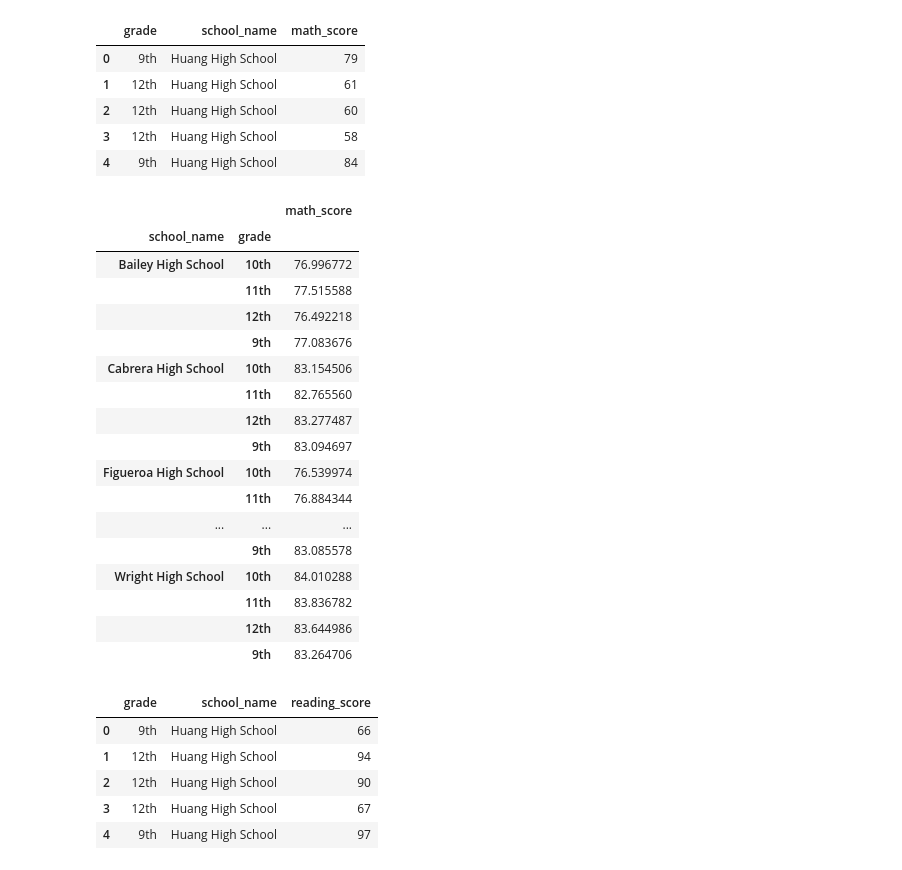
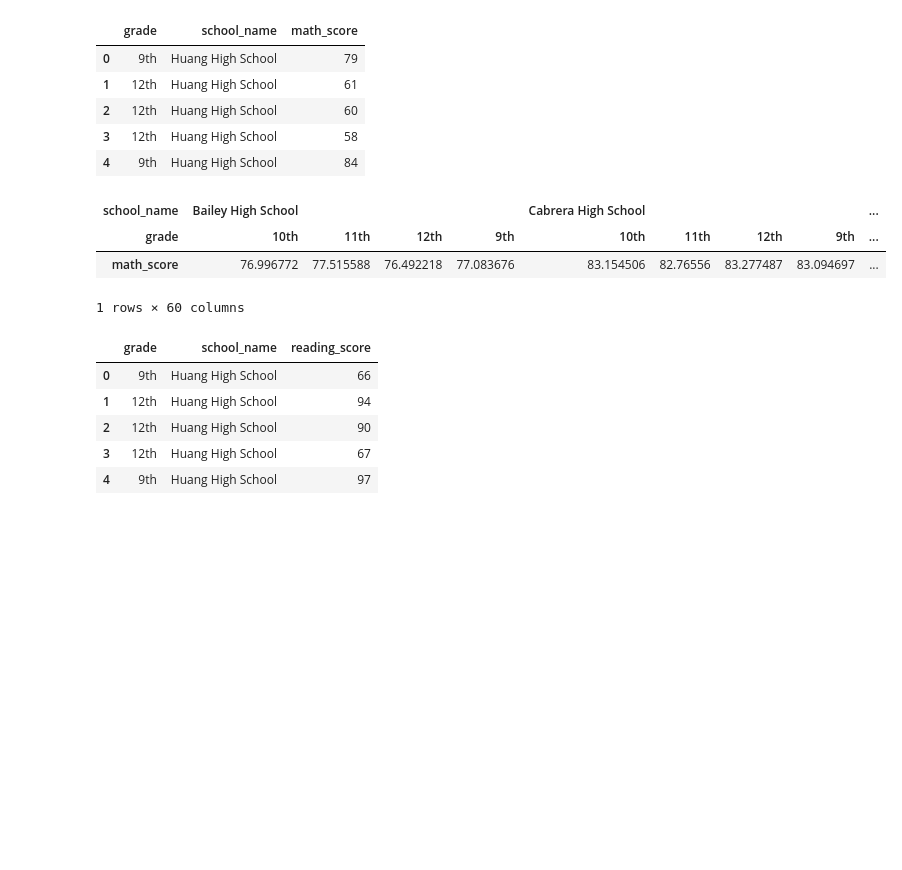
Before and after one commit to spennington1394/pandas-challenge, a Jupyter notebook: PySchool_Main.ipynb, the cells around one changed output. Drawn from its saved outputs; the diff is of its cells as text; code cells hidden in the pictures; blank space fills up the shorter version.

```diff
--- a/PySchool_Main.ipynb
+++ b/PySchool_Main.ipynb
@@ -469,26 +469,14 @@ grades_math_df.head()
 math_test = grades_math_df.groupby(['school_name','grade'])
 # %%
 #math score by grade step 3 take 'math_test'and .mean
-math_test.mean()
+math_t = math_test.mean()
+
+math_t.T
 # %% [output]
-|  |  | math_score |
-| school_name | grade |  |
-| Bailey High School | 10th | 76.996772 |
-|  | 11th | 77.515588 |
-|  | 12th | 76.492218 |
-|  | 9th | 77.083676 |
-| Cabrera High School | 10th | 83.154506 |
-|  | 11th | 82.765560 |
-|  | 12th | 83.277487 |
-|  | 9th | 83.094697 |
-| Figueroa High School | 10th | 76.539974 |
-|  | 11th | 76.884344 |
-| ... | ... | ... |
-|  | 9th | 83.085578 |
-| Wright High School | 10th | 84.010288 |
-|  | 11th | 83.836782 |
-|  | 12th | 83.644986 |
-|  | 9th | 83.264706 |
+| school_name | Bailey High School |  |  |  | Cabrera High School |  |  |  | ... |
+| grade | 10th | 11th | 12th | 9th | 10th | 11th | 12th | 9th | ... |
+| math_score | 76.996772 | 77.515588 | 76.492218 | 77.083676 | 83.154506 | 82.76556 | 83.277487 | 83.094697 | ... |
+1 rows × 60 columns
 # %%
 #reading score by grade step 1 make a smaller data frame
 grades_reading_df = school_all_df[['grade','school_name','reading_score']]
```
Also changed, not shown: parts of 5 cells of this notebook.
